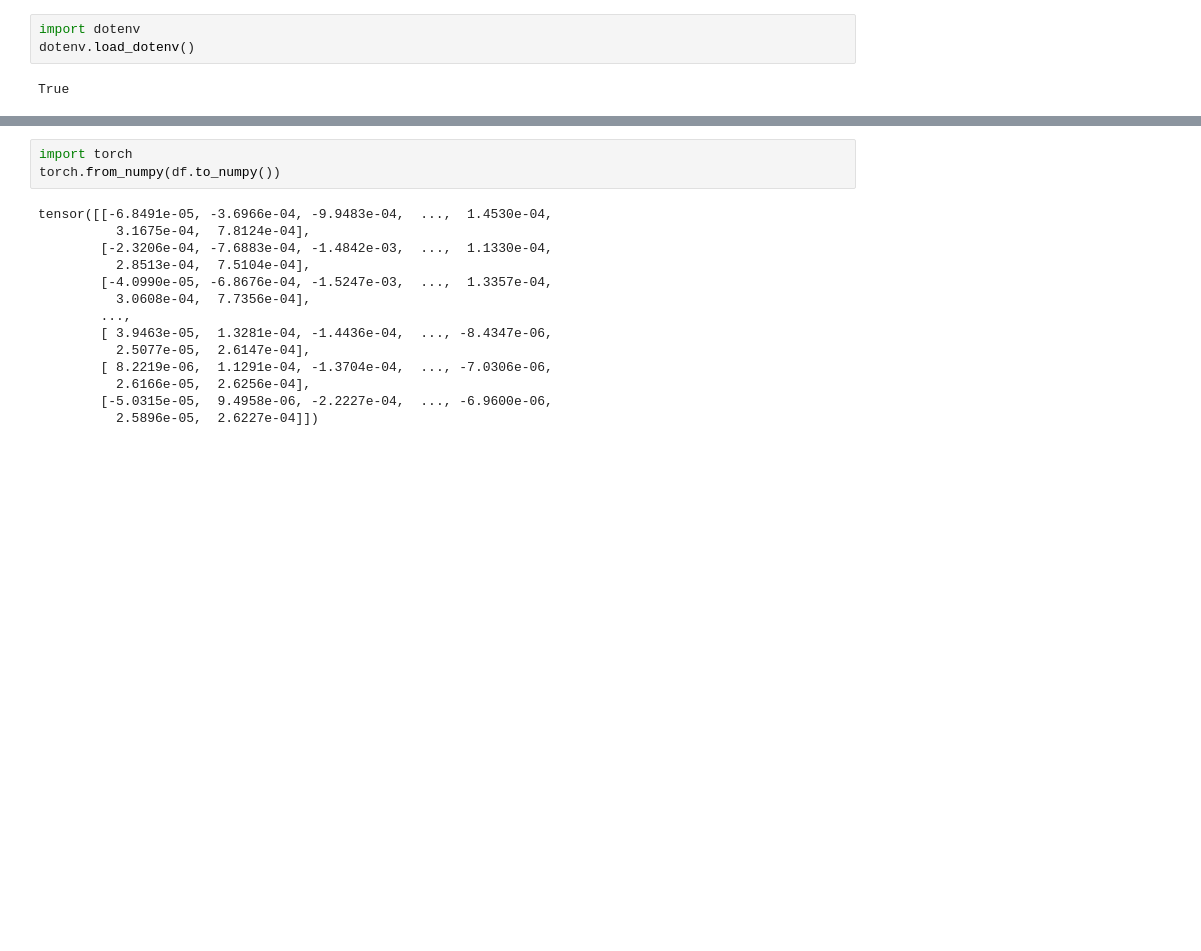
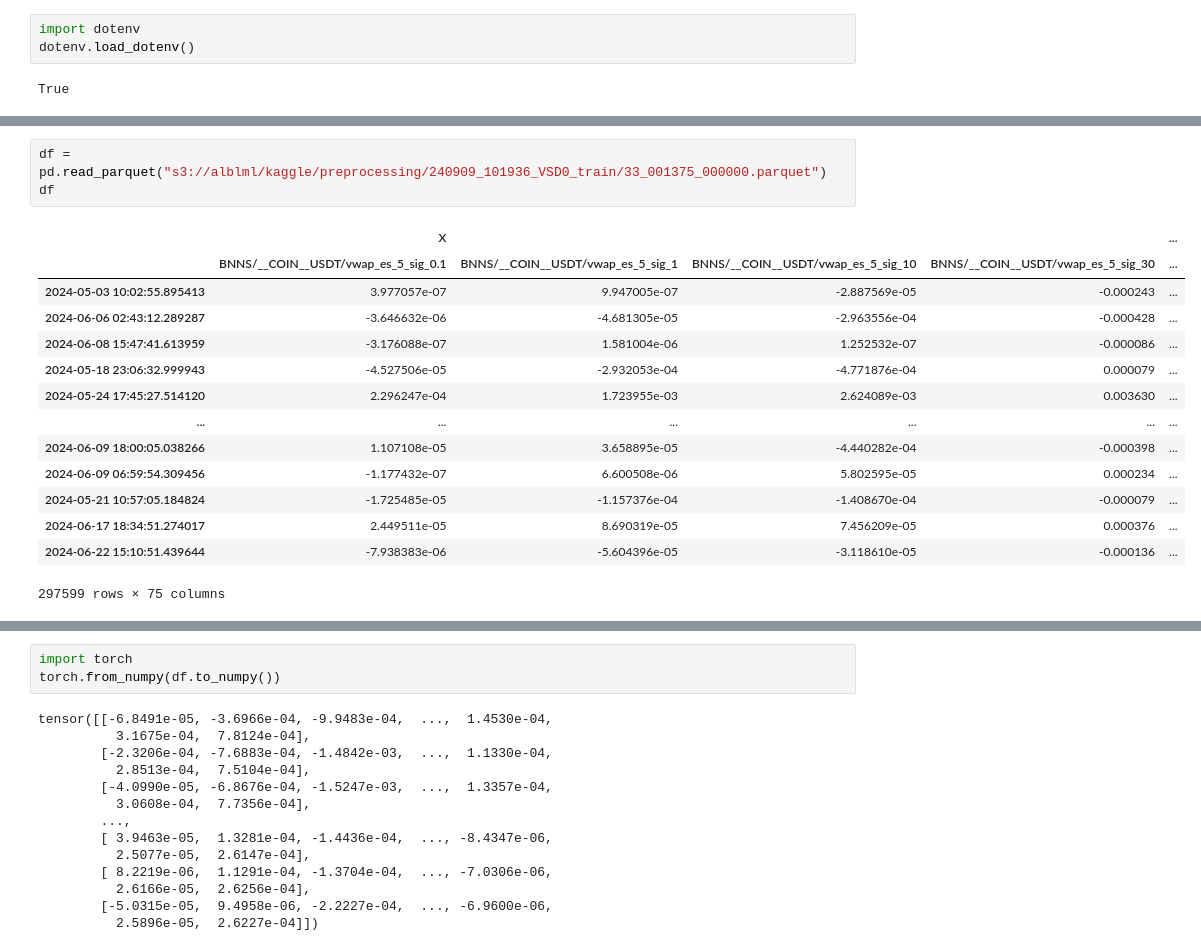
Before and after one commit to aljeshishe/data_bench, a Jupyter notebook: rnd.ipynb, the cells around one changed output, grey strips where cells are left out. Saved outputs shown, nothing was run; the diff lists cells and outputs as text; blank space fills up the shorter version.

```diff
--- a/rnd.ipynb
+++ b/rnd.ipynb
@@ -42,0 +144,18 @@ array([[0.16885908, 0.3810236 , 0.06381395, ..., 0.09023152, 0.6450554 ,
+# %%
+df = pd.read_parquet("s3://alblml/kaggle/preprocessing/240909_101936_VSD0_train/33_001375_000000.parquet")
+df
+# %% [output]
+|  | X |  |  |  | ... |
+|  | BNNS/__COIN__USDT/vwap_es_5_sig_0.1 | BNNS/__COIN__USDT/vwap_es_5_sig_1 | BNNS/__COIN__USDT/vwap_es_5_sig_10 | BNNS/__COIN__USDT/vwap_es_5_sig_30 | ... |
+| 2024-05-03 10:02:55.895413 | 3.977057e-07 | 9.947005e-07 | -2.887569e-05 | -0.000243 | ... |
+| 2024-06-06 02:43:12.289287 | -3.646632e-06 | -4.681305e-05 | -2.963556e-04 | -0.000428 | ... |
+| 2024-06-08 15:47:41.613959 | -3.176088e-07 | 1.581004e-06 | 1.252532e-07 | -0.000086 | ... |
+| 2024-05-18 23:06:32.999943 | -4.527506e-05 | -2.932053e-04 | -4.771876e-04 | 0.000079 | ... |
+| 2024-05-24 17:45:27.514120 | 2.296247e-04 | 1.723955e-03 | 2.624089e-03 | 0.003630 | ... |
+| ... | ... | ... | ... | ... | ... |
+| 2024-06-09 18:00:05.038266 | 1.107108e-05 | 3.658895e-05 | -4.440282e-04 | -0.000398 | ... |
+| 2024-06-09 06:59:54.309456 | -1.177432e-07 | 6.600508e-06 | 5.802595e-05 | 0.000234 | ... |
+| 2024-05-21 10:57:05.184824 | -1.725485e-05 | -1.157376e-04 | -1.408670e-04 | -0.000079 | ... |
+| 2024-06-17 18:34:51.274017 | 2.449511e-05 | 8.690319e-05 | 7.456209e-05 | 0.000376 | ... |
+| 2024-06-22 15:10:51.439644 | -7.938383e-06 | -5.604396e-05 | -3.118610e-05 | -0.000136 | ... |
+297599 rows × 75 columns
```
Also changed, not shown: parts of 33 cells of this notebook, 2 other files.
